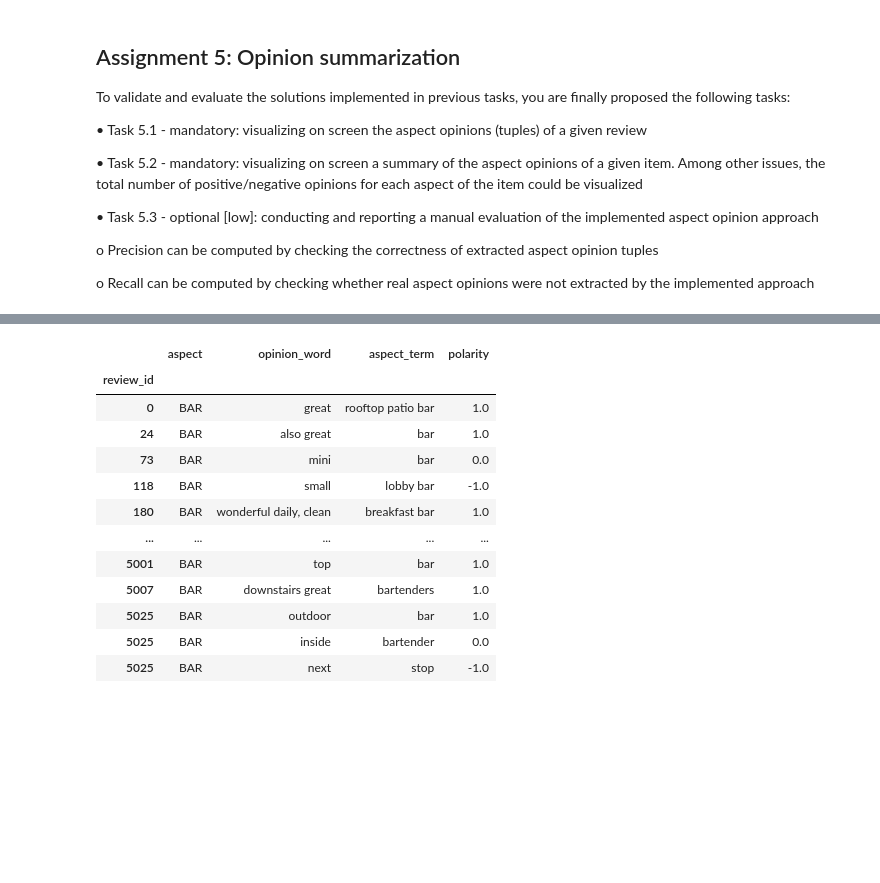
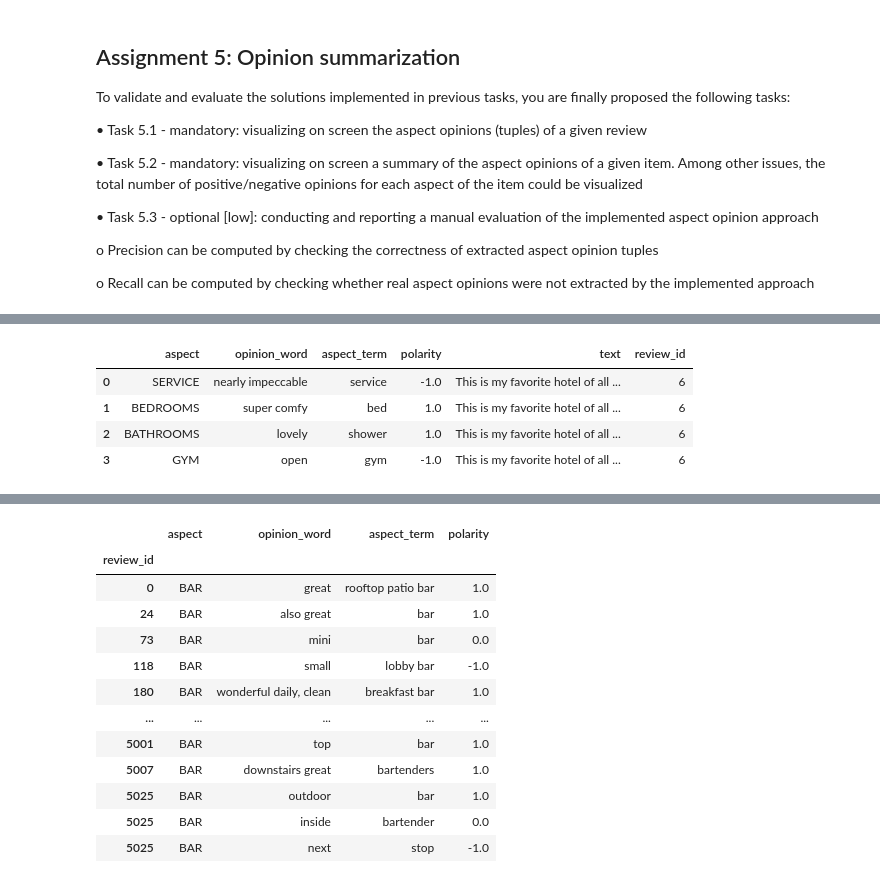
Before and after one commit to glorelvalle/mucd-mg, a Jupyter notebook: pln/p1_v2.ipynb, the cells around one changed output, grey strips where cells are left out. Drawn from its saved outputs; the diff is of its cells as text; code cells hidden in the pictures; blank space fills up the shorter version.

```diff
--- a/pln/p1_v2.ipynb
+++ b/pln/p1_v2.ipynb
@@ -329,3 +337,6 @@ o Precision can be computed by checking the correctness of extracted aspect opin
 
 o Recall can be computed by checking whether real aspect opinions were not extracted by the
 implemented approach
+# %%
+review.head()
+# %% [output]
@@ -332,3 +352,8 @@ implemented approach
+|  | aspect | opinion_word | aspect_term | polarity | text | review_id |
+| 0 | SERVICE | nearly impeccable | service | -1.0 | This is my favorite hotel of all ... | 6 |
+| 1 | BEDROOMS | super comfy | bed | 1.0 | This is my favorite hotel of all ... | 6 |
+| 2 | BATHROOMS | lovely | shower | 1.0 | This is my favorite hotel of all ... | 6 |
+| 3 | GYM | open | gym | -1.0 | This is my favorite hotel of all ... | 6 |
 # %%
 import displayer as DP
 import pickle
```
Also changed, not shown: parts of 4 cells of this notebook, 12 other files.
